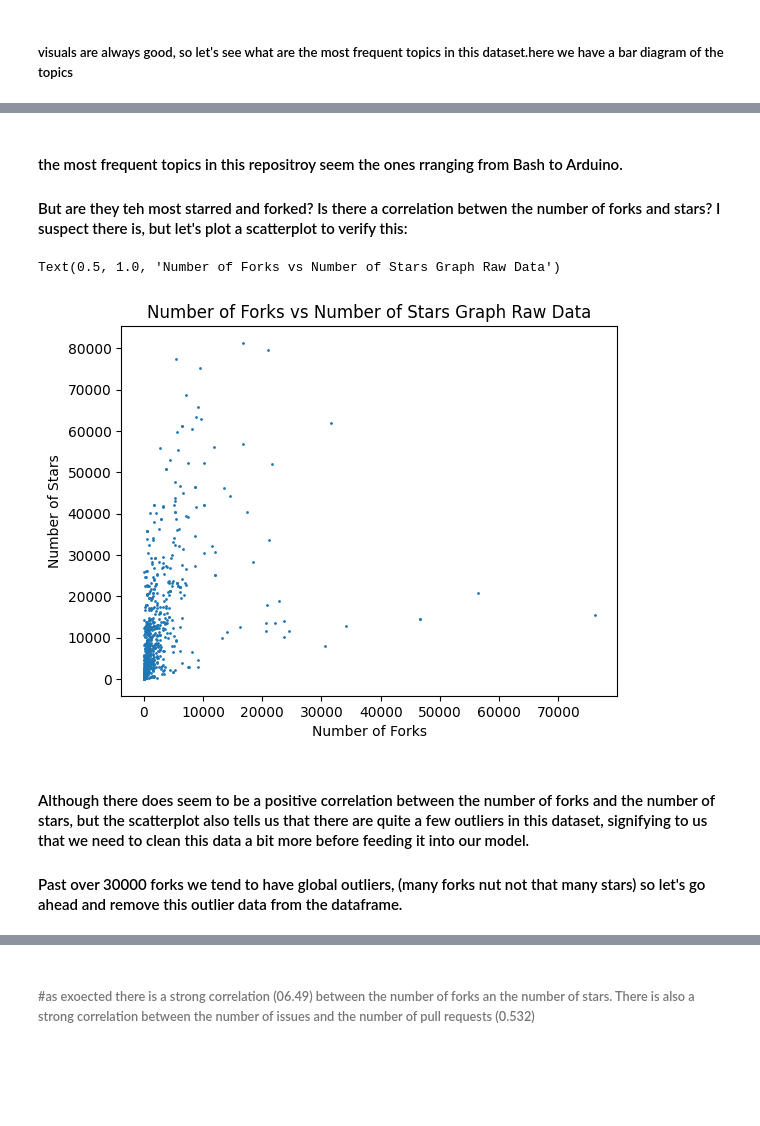
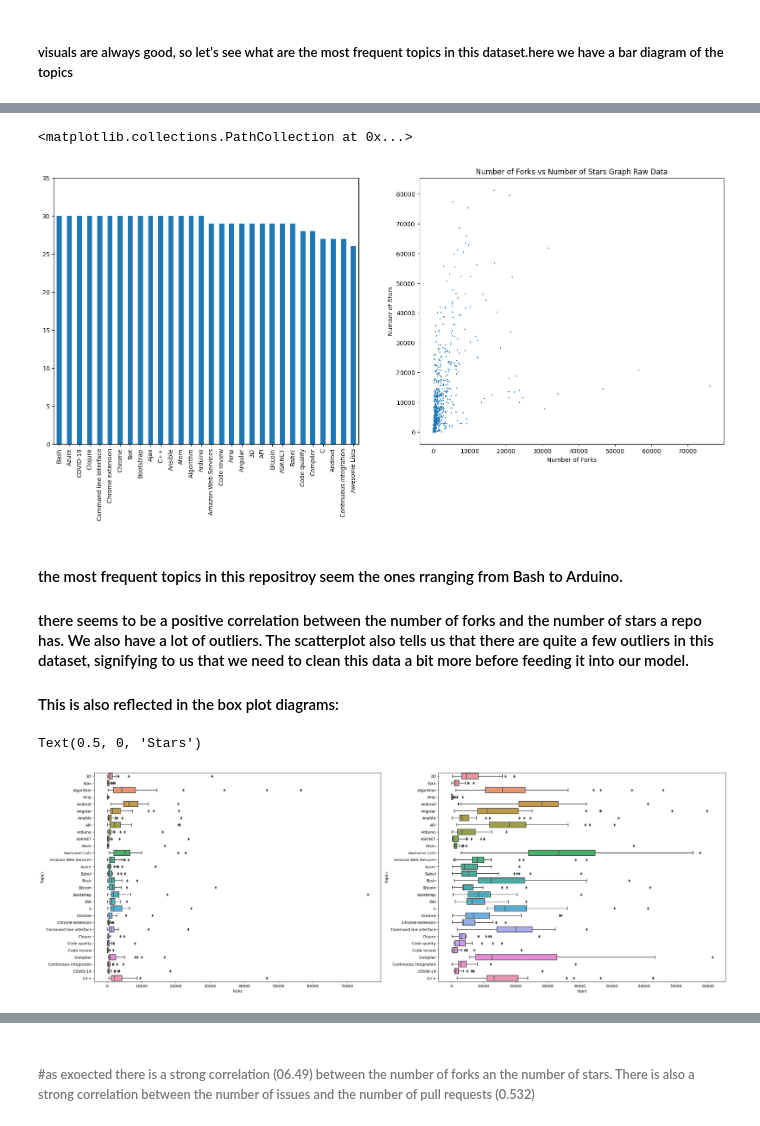
Before and after one commit to Beatrix-droid/github_repos-2022-data-analysis, a Jupyter notebook: github analysis.ipynb, the cells around one changed output, grey strips where cells are left out. Cells and saved outputs as stored; diff of their text form; code cells hidden in the pictures; blank space fills up the shorter version.

```diff
--- a/github analysis.ipynb
+++ b/github analysis.ipynb
@@ -89,17 +92,33 @@ plt.tight_layout()
-# %% [markdown]
-#### the most frequent topics in this repositroy seem the ones rranging from Bash to Arduino.
-#### But are they teh most starred and forked? Is there a correlation betwen the number of forks and stars? I suspect there is, but let's plot a scatterplot to verify this:
-# %%
-
-
-plt.scatter(df["Forks"], df["Stars"], s=1)
-plt.xlabel("Number of Forks")
-plt.ylabel("Number of Stars")
-
-plt.title("Number of Forks vs Number of Stars Graph Raw Data")
-# %% [output]
-Text(0.5, 1.0, 'Number of Forks vs Number of Stars Graph Raw Data')
-[figure, removed]
+# %%
+
+topics = ['3D', 'Ajax', 'Algorithm', 'Amp', 'Android', 'Angular', 'Ansible', 'API',
+        'Arduino', 'ASP.NET', 'Atom', 'Awesome Lists', 'Amazon Web Services', 'Azure',
+        'Babel', 'Bash', 'Bitcoin', 'Bootstrap', 'Bot', 'C', 'Chrome',
+        'Chrome extension', 'Command line interface', 'Clojure', 'Code quality',
+        'Code review', 'Compiler', 'Continuous integration', 'COVID-19', 'C++']
+
+
+fig, (ax1, ax2) = plt.subplots(1, 2, figsize=(20,8))
+
+ax1.set_xticks(list(range(0,30)))
+ax1.set_xticklabels(topics)
+
+df['Topics'].value_counts().plot(kind='bar', ax=ax1)
+ax2.set_title("Most frequent Topics appearing in github Repositories")
+
+ax1.set_ylim(0, 35)
+
+ax2.set_xlabel("Number of Forks")
+ax2.set_ylabel("Number of Stars")
+
+ax2.set_title("Number of Forks vs Number of Stars Graph Raw Data")
+
+
+ax2.scatter(x=df["Forks"], y=df["Stars"], s=1)
+# %% [output]
+<matplotlib.collections.PathCollection at 0x...>
+[figure, added]
 # %% [markdown]
-#### Although there does seem to be a positive correlation between the number of forks and the number of stars, but the scatterplot  also tells us that there are quite a few outliers in this dataset, signifying to us that we need to clean this data a bit more before feeding it into our model.
-#### Past over 30000 forks we tend to have global outliers, (many forks nut not that many stars) so let's go ahead and remove this outlier data from the dataframe.
+#### the most frequent topics in this repositroy seem the ones rranging from Bash to Arduino.
+#### there seems to be a positive correlation between the number of forks and the number of stars a repo has. We also have a lot of outliers. The scatterplot  also tells us that there are quite a few outliers in this dataset, signifying to us that we need to clean this data a bit more before feeding it into our model.
+#### This is also reflected in the box plot diagrams:
@@ -107,0 +125,8 @@ first_clean_df = df[(df['Forks'] <= 30000)]
+# %%
+fig, (ax1, ax2) = plt.subplots(1, 2, figsize=(30,10))
+sns.boxplot(data=df, x="Forks", y="Topics", ax=ax1)
+sns.boxplot(data=df, x="Stars", y="Topics", ax=ax2)
+ax2.set_xlabel("Stars")
+# %% [output]
+Text(0.5, 0, 'Stars')
+[figure, added]
```
Also changed, not shown: parts of 55 cells of this notebook.
